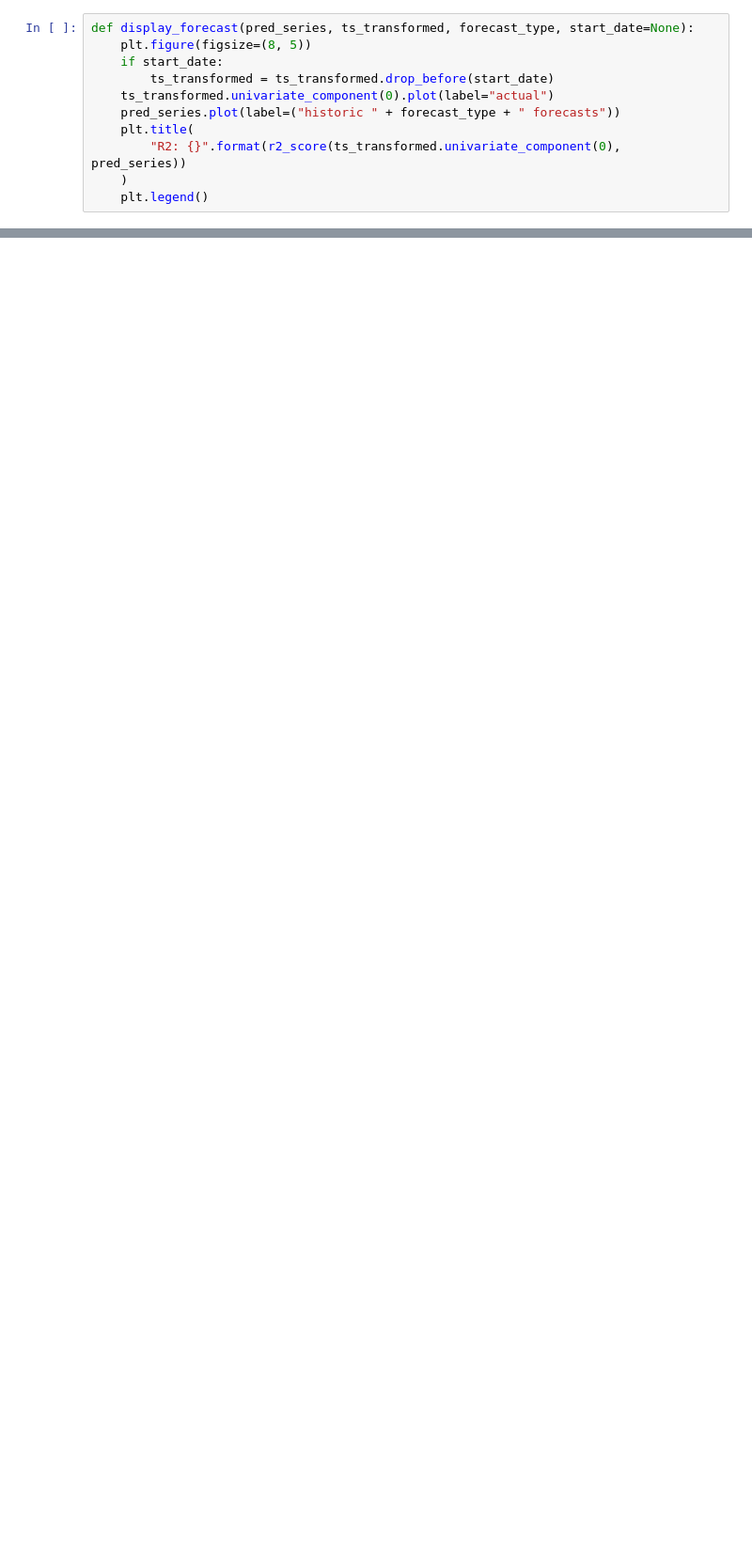
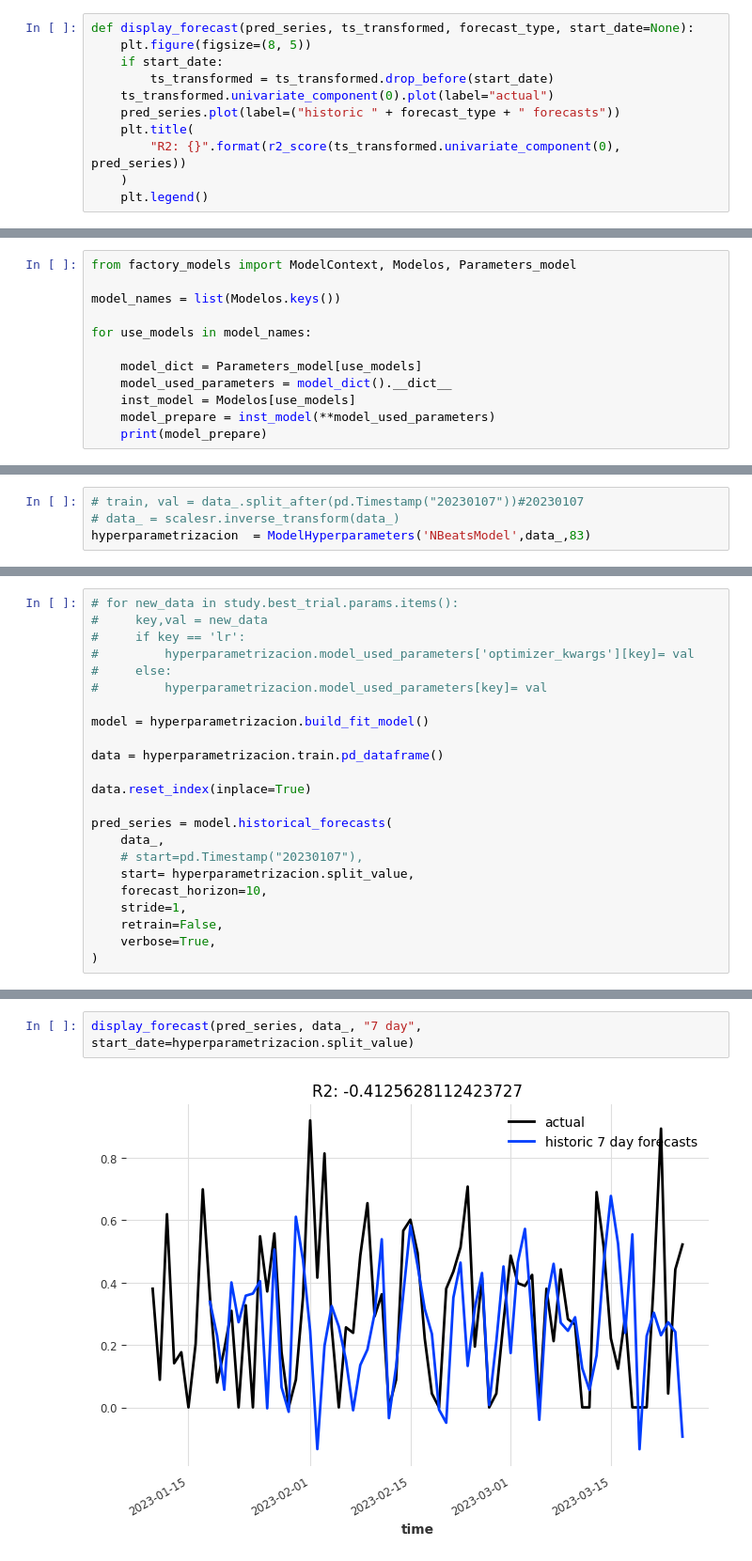
Before and after one commit to brayanfz013/app_predicction, a Jupyter notebook: notebooks/Darts.ipynb, the cells around one changed output, grey strips where cells are left out. Shown: that part at 94% size. Cells and saved outputs as stored; diff of their text form; blank space fills up the shorter version.

Commit message:
Metodo de modelos empezado

```diff
--- a/notebooks/Darts.ipynb
+++ b/notebooks/Darts.ipynb
@@ -386,0 +296,12 @@ def display_forecast(pred_series, ts_transformed, forecast_type, start_date=None
+# %%
+from factory_models import ModelContext, Modelos, Parameters_model
+
+model_names = list(Modelos.keys())
+
+for use_models in model_names:
+
+    model_dict = Parameters_model[use_models]
+    model_used_parameters = model_dict().__dict__
+    inst_model = Modelos[use_models]
+    model_prepare = inst_model(**model_used_parameters)
+    print(model_prepare)
@@ -386,0 +467,4 @@ def display_forecast(pred_series, ts_transformed, forecast_type, start_date=None
+# %%
+# train, val = data_.split_after(pd.Timestamp("20230107"))#20230107
+# data_ = scalesr.inverse_transform(data_)
+hyperparametrizacion  = ModelHyperparameters('NBeatsModel',data_,83)
@@ -386,0 +501,23 @@ def display_forecast(pred_series, ts_transformed, forecast_type, start_date=None
+# %%
+# for new_data in study.best_trial.params.items():
+#     key,val = new_data
+#     if key == 'lr':
+#         hyperparametrizacion.model_used_parameters['optimizer_kwargs'][key]= val
+#     else:
+#         hyperparametrizacion.model_used_parameters[key]= val
+
+model = hyperparametrizacion.build_fit_model()
+
+data = hyperparametrizacion.train.pd_dataframe()
+
+data.reset_index(inplace=True)
+
+pred_series = model.historical_forecasts(
+    data_,
+    # start=pd.Timestamp("20230107"),
+    start= hyperparametrizacion.split_value,
+    forecast_horizon=10,
+    stride=1,
+    retrain=False,
+    verbose=True,
+)
@@ -386,0 +526,4 @@ def display_forecast(pred_series, ts_transformed, forecast_type, start_date=None
+# %%
+display_forecast(pred_series, data_, "7 day", start_date=hyperparametrizacion.split_value)
+# %% [output]
+[figure, added]
```
Also changed, not shown: parts of 58 cells of this notebook, 39 other files.
